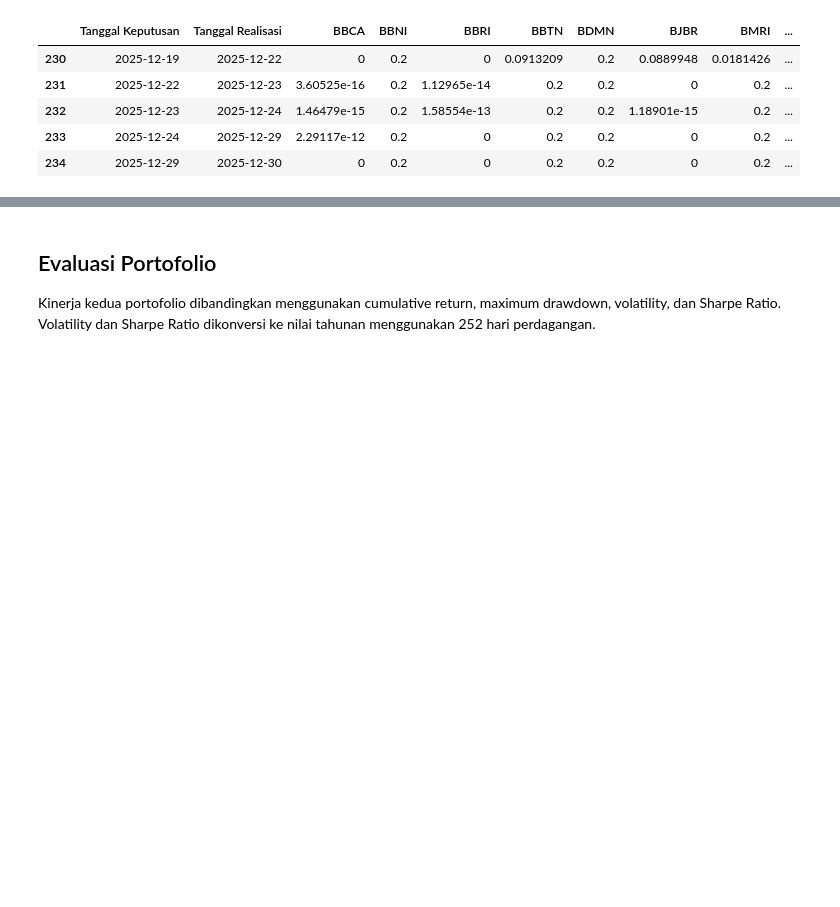
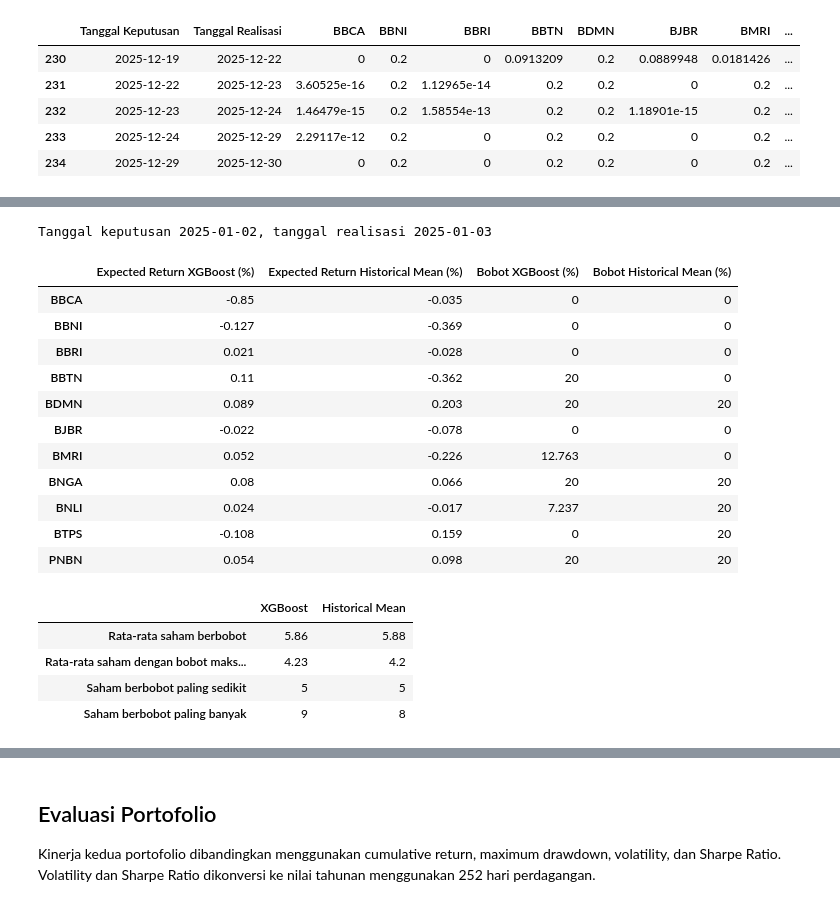
Before and after one commit to jamesadrn/solyn, a Jupyter notebook: notebooks/05_optimasi_portofolio.ipynb, the cells around one changed output, grey strips where cells are left out. Drawn from its saved outputs; the diff is of its cells as text; code cells hidden in the pictures; blank space fills up the shorter version.

```diff
--- a/notebooks/05_optimasi_portofolio.ipynb
+++ b/notebooks/05_optimasi_portofolio.ipynb
@@ -316,0 +325,55 @@ show_table(xgb_daily_weights.drop(columns="Quarter").tail(), display_names=displ
+# %%
+# expected return dan bobot pada tanggal keputusan pertama
+first_date = decision_dates[0]
+first_window = return_panel.loc[:first_date, tickers].dropna().tail(lookback)
+first_allocation = pd.DataFrame({
+    "Expected Return XGBoost (%)": prediction_panel.loc[first_date, tickers] * 100,
+    "Expected Return Historical Mean (%)": first_window.mean() * 100,
+    "Bobot XGBoost (%)": xgb_daily_weights.set_index("decision_date").loc[first_date, tickers].astype(float) * 100,
+    "Bobot Historical Mean (%)": historical_daily_weights.set_index("decision_date").loc[first_date, tickers].astype(float) * 100,
+})
+print(f"Tanggal keputusan {first_date.date()}, tanggal realisasi {target_date_map.loc[first_date].date()}")
+display(first_allocation.round(3))
+
+# bobot di bawah batas ini dianggap nol
+weight_threshold = 1e-6
+allocation_summary = {}
+for name, weights in [("XGBoost", xgb_daily_weights), ("Historical Mean", historical_daily_weights)]:
+    matrix = weights[tickers]
+    held = (matrix > weight_threshold).sum(axis=1)
+    at_maximum = (matrix >= max_weight - weight_threshold).sum(axis=1)
+    allocation_summary[name] = {
+        "Rata-rata saham berbobot": held.mean(),
+        "Rata-rata saham dengan bobot maksimum": at_maximum.mean(),
+        "Saham berbobot paling sedikit": held.min(),
+        "Saham berbobot paling banyak": held.max(),
+    }
+display(pd.DataFrame(allocation_summary).round(2))
+
+# rata-rata bobot dan persentase hari setiap saham memperoleh bobot
+weight_days = pd.DataFrame({
+    "Rata-rata Bobot XGBoost (%)": xgb_daily_weights[tickers].mean() * 100,
+    "Hari dengan Bobot XGBoost (%)": (xgb_daily_weights[tickers] > weight_threshold).mean() * 100,
+    "Rata-rata Bobot Historical Mean (%)": historical_daily_weights[tickers].mean() * 100,
+    "Hari dengan Bobot Historical Mean (%)": (historical_daily_weights[tickers] > weight_threshold).mean() * 100,
+})
+display(weight_days.round(2))
+# %% [output]
+Tanggal keputusan 2025-01-02, tanggal realisasi 2025-01-03
+|  | Expected Return XGBoost (%) | Expected Return Historical Mean (%) | Bobot XGBoost (%) | Bobot Historical Mean (%) |
+| BBCA | -0.85 | -0.035 | 0 | 0 |
+| BBNI | -0.127 | -0.369 | 0 | 0 |
+| BBRI | 0.021 | -0.028 | 0 | 0 |
+| BBTN | 0.11 | -0.362 | 20 | 0 |
+| BDMN | 0.089 | 0.203 | 20 | 20 |
+| BJBR | -0.022 | -0.078 | 0 | 0 |
+| BMRI | 0.052 | -0.226 | 12.763 | 0 |
+| BNGA | 0.08 | 0.066 | 20 | 20 |
+| BNLI | 0.024 | -0.017 | 7.237 | 20 |
+| BTPS | -0.108 | 0.159 | 0 | 20 |
+| PNBN | 0.054 | 0.098 | 20 | 20 |
+|  | XGBoost | Historical Mean |
+| Rata-rata saham berbobot | 5.86 | 5.88 |
+| Rata-rata saham dengan bobot maks... | 4.23 | 4.2 |
+| Saham berbobot paling sedikit | 5 | 5 |
+| Saham berbobot paling banyak | 9 | 8 |
```
Also changed, not shown: parts of 10 cells of this notebook, 16 other files.
